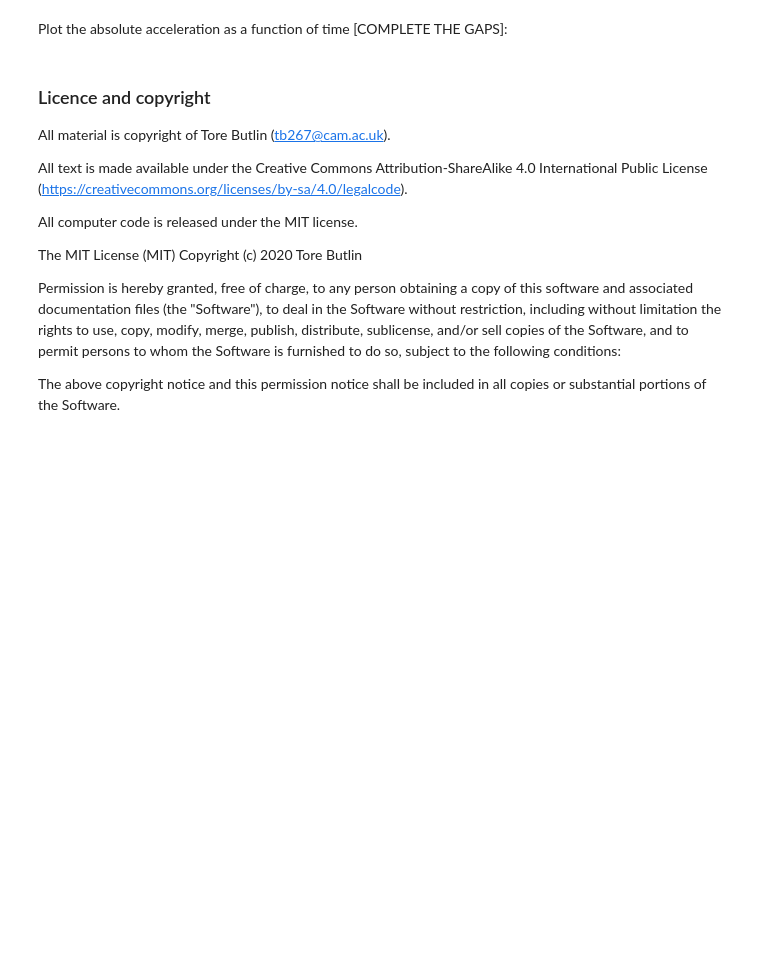
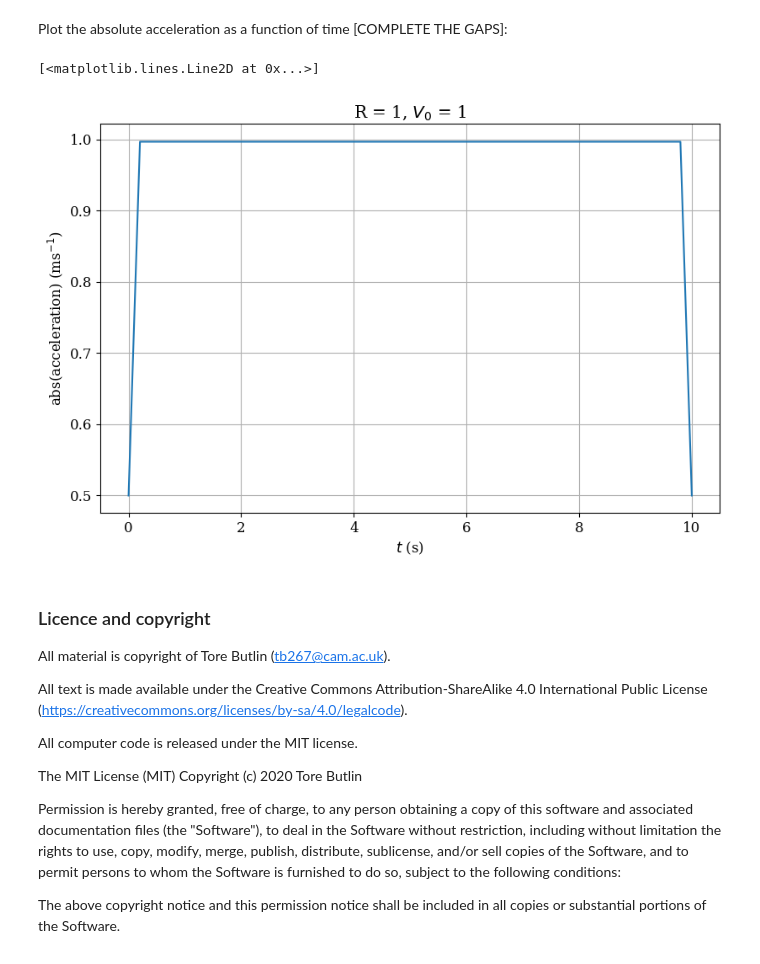
Before and after one commit to alisaeff/Mechanics, a Jupyter notebook: p3q6_template.ipynb, the cells around one changed output. Cells and saved outputs as stored; diff of their text form; code cells hidden in the pictures; blank space fills up the shorter version.

```diff
--- a/p3q6_template.ipynb
+++ b/p3q6_template.ipynb
@@ -42,10 +42,10 @@ rP =
 Numerically differentiate to obtain velocity and acceleration [COMPLETE THE GAPS]:
 # %%
 rPdot  = np.gradient(rP,dt,axis=0)    # the 'axis=0' bit specifies that the gradient should be found over a column (i.e. time)
-rPddot = np.gradient(
+rPddot = np.gradient(rPdot, dt, axis=0)
 
 absvel = np.sqrt(rPdot[:,0]**2 + rPdot[:,1]**2)   # find absolute value at each time step
-absacc = np.sqrt(                                 # find absolute value at each time step
+absacc = np.sqrt(rPddot[:,0]**2 + rPddot[:,1]**2)                                 # find absolute value at each time step
 # %% [markdown]
 Plot [ALREADY COMPLETE]:
 # %%
@@ -71,11 +77,14 @@ Plot the absolute acceleration as a function of time [COMPLETE THE GAPS]:
 # %%
 plt.figure(figsize=(9.5,6),dpi=100)
 plt.grid()
 plt.xlabel('$t$ (s)')
 plt.ylabel('abs(acceleration) (ms$^{-1}$)')
 plt.title("R = "+str(R)+", $V_0$ = "+str(V0))
 
-plt.plot(
+plt.plot(t, absacc)
+# %% [output]
+[<matplotlib.lines.Line2D at 0x...>]
+[figure, added]
 # %% [markdown]
 ### Licence and copyright
 
```
Also changed, not shown: parts of 4 cells of this notebook.
